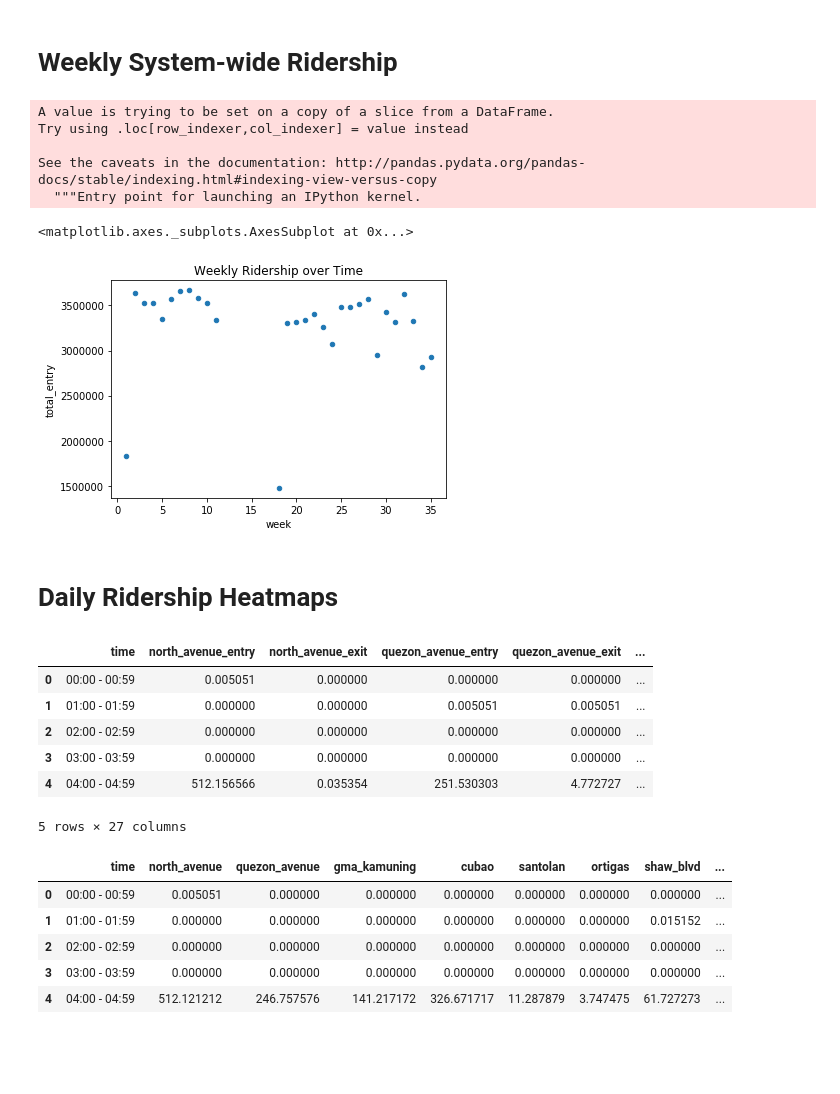
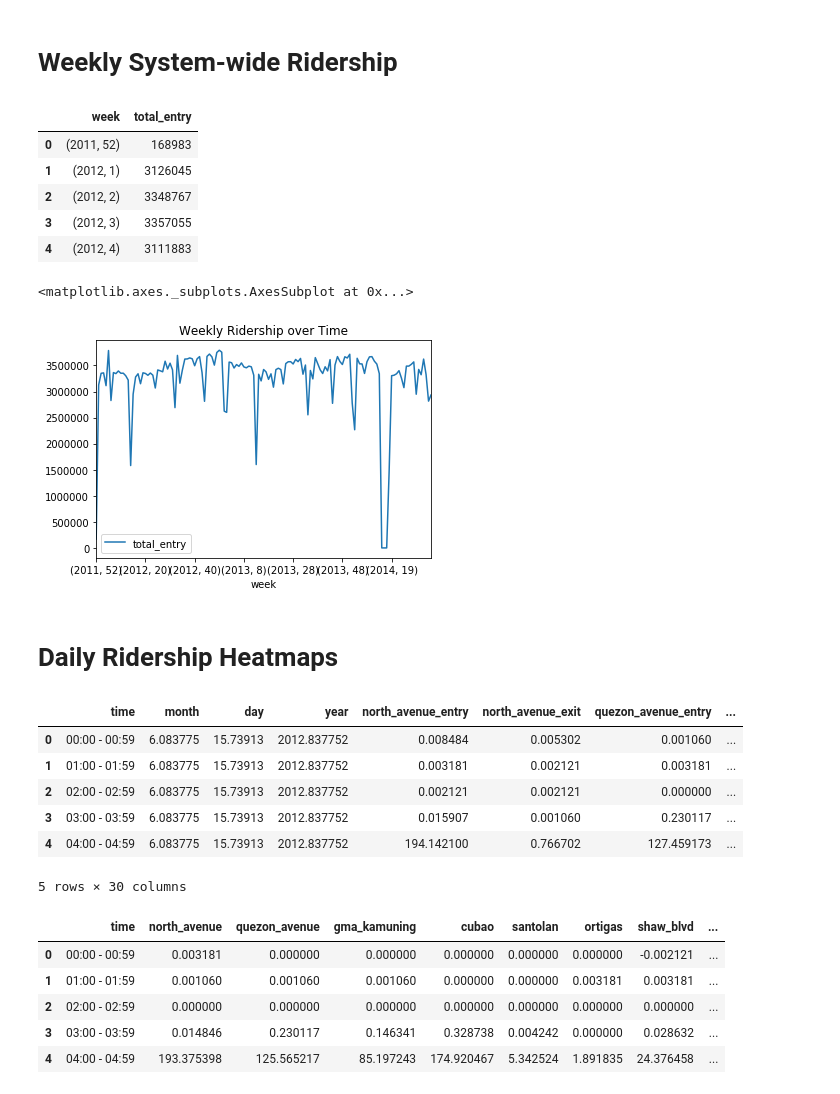
Before and after one commit to DEGABGED/MRT-Daily-Ridership-Visualization-2012-2014-, a Jupyter notebook: MRT Daily Ridership (2012-2014) Analysis.ipynb, the cells around one changed output. Saved outputs shown, nothing was run; the diff lists cells and outputs as text; code cells hidden in the pictures; blank space fills up the shorter version.

```diff
--- a/MRT Daily Ridership (2012-2014) Analysis.ipynb
+++ b/MRT Daily Ridership (2012-2014) Analysis.ipynb
@@ -143,14 +184,14 @@ df_2014.head()
 # Daily System-wide Ridership
 # %%
 # Get only the entries columns
-cols = df_2014.columns
+cols = df.columns
 cols = [x for x in cols if "_exit" not in x]
-df_2014_entry = df_2014[cols]
+df_entry = df[cols]
 # %%
 # Add across stations
-df_2014_entry["total_entry"] = df_2014_entry.iloc[:, 2:].sum(axis=1)
-df_2014_entry = df_2014_entry[['date', 'time', 'total_entry']]
-df_2014_entry.head()
+df_entry["total_entry"] = df_entry.iloc[:, 5:].sum(axis=1)
+df_entry = df_entry[['date', 'time', 'total_entry']]
+df_entry.head()
 # %% [output]
 A value is trying to be set on a copy of a slice from a DataFrame.
 Try using .loc[row_indexer,col_indexer] = value instead
@@ -164,7 +205,7 @@ See the caveats in the documentation: http://pandas.pydata.org/pandas-docs/stabl
 | 4 | 2014-01-01 | 07:00 - 07:59 | 6177 |
 # %%
 # Add across timeslots in a day
-df_2014_entry = df_2014_entry.groupby('date').agg({'total_entry': np.sum}).reset_index()
-df_2014_entry.head()
+df_entry = df_entry.groupby('date').agg({'total_entry': np.sum}).reset_index()
+df_entry.head()
 # %% [output]
 |  | date | total_entry |
@@ -228,52 +227,55 @@ df_2014_entry_nomarch[(df_2014_entry_nomarch['date'] > '2014-03-10') & (df_2014_
 # %% [markdown]
 # Weekly System-wide Ridership
 # %%
-df_2014_entry_nomarch['week'] = df_2014_entry_nomarch['date'].apply(lambda date: date.isocalendar()[1])
-df_2014_entry_byweek = df_2014_entry_nomarch.groupby('week').sum().reset_index()
+df_entry['week'] = df_entry['date'].apply(lambda date: (date.isocalendar()[0], date.isocalendar()[1]))
+df_entry_byweek = df_entry.groupby('week').sum().reset_index()
+df_entry_byweek.head()
 # %% [output]
-A value is trying to be set on a copy of a slice from a DataFrame.
-Try using .loc[row_indexer,col_indexer] = value instead
-
-See the caveats in the documentation: http://pandas.pydata.org/pandas-docs/stable/indexing.html#indexing-view-versus-copy
-  """Entry point for launching an IPython kernel.
+|  | week | total_entry |
+| 0 | (2011, 52) | 168983 |
+| 1 | (2012, 1) | 3126045 |
+| 2 | (2012, 2) | 3348767 |
+| 3 | (2012, 3) | 3357055 |
+| 4 | (2012, 4) | 3111883 |
 # %%
-df_2014_entry_byweek.plot.scatter(x='week', y='total_entry', title='Weekly Ridership over Time')
+df_entry_byweek.plot('week', 'total_entry', title='Weekly Ridership over Time')
 # %% [output]
 <matplotlib.axes._subplots.AxesSubplot at 0x...>
-[figure, old version]
+[figure, new version]
 # %% [markdown]
 # Daily Ridership Heatmaps
 # %%
-df_2014_netservice = df_2014_nomarch.groupby('time').mean().reset_index()
-df_2014_netservice.head()
+df_netservice = df.groupby('time').mean().reset_index()
+df_netservice.head()
 # %% [output]
-|  | time | north_avenue_entry | north_avenue_exit | quezon_avenue_entry | quezon_avenue_exit | ... |
-| 0 | 00:00 - 00:59 | 0.005051 | 0.000000 | 0.000000 | 0.000000 | ... |
-| 1 | 01:00 - 01:59 | 0.000000 | 0.000000 | 0.005051 | 0.005051 | ... |
-| 2 | 02:00 - 02:59 | 0.000000 | 0.000000 | 0.000000 | 0.000000 | ... |
-| 3 | 03:00 - 03:59 | 0.000000 | 0.000000 | 0.000000 | 0.000000 | ... |
-| 4 | 04:00 - 04:59 | 512.156566 | 0.035354 | 251.530303 | 4.772727 | ... |
+|  | time | month | day | year | north_avenue_entry | north_avenue_exit | quezon_avenue_entry | ... |
+| 0 | 00:00 - 00:59 | 6.083775 | 15.73913 | 2012.837752 | 0.008484 | 0.005302 | 0.001060 | ... |
+| 1 | 01:00 - 01:59 | 6.083775 | 15.73913 | 2012.837752 | 0.003181 | 0.002121 | 0.003181 | ... |
+| 2 | 02:00 - 02:59 | 6.083775 | 15.73913 | 2012.837752 | 0.002121 | 0.002121 | 0.000000 | ... |
+| 3 | 03:00 - 03:59 | 6.083775 | 15.73913 | 2012.837752 | 0.015907 | 0.001060 | 0.230117 | ... |
+| 4 | 04:00 - 04:59 | 6.083775 | 15.73913 | 2012.837752 | 194.142100 | 0.766702 | 127.459173 | ... |
-5 rows × 27 columns
+5 rows × 30 columns
 # %%
 # Get the net passenger service (entry - exit)
 
-df_2014_netservice = df_2014_nomarch.groupby('time').mean().reset_index()
+df_netservice = df.groupby('time').mean().reset_index()
 
-for entry in df_2014_netservice.columns[1::2]:
+for entry in df_netservice.columns[4::2]:
     exit = entry.replace('entry', 'exit')
-    df_2014_netservice[entry] = df_2014_netservice[entry] - df_2014_netservice[exit]
+    df_netservice[entry] = df_netservice[entry] - df_netservice[exit]
 
-cols = [x for x in df_2014_netservice.columns if 'exit' not in x]
-df_2014_netservice = df_2014_netservice[cols]
+cols = [x for x in df_netservice.columns if 'exit' not in x]
+cols = [x for x in cols if x not in ['month', 'day', 'year']]
+df_netservice = df_netservice[cols]
 
 cols = [x.replace('_entry', '') for x in cols]
-df_2014_netservice.columns = cols
-df_2014_netservice.head()
+df_netservice.columns = cols
+df_netservice.head()
 # %% [output]
 |  | time | north_avenue | quezon_avenue | gma_kamuning | cubao | santolan | ortigas | shaw_blvd | ... |
-| 0 | 00:00 - 00:59 | 0.005051 | 0.000000 | 0.000000 | 0.000000 | 0.000000 | 0.000000 | 0.000000 | ... |
-| 1 | 01:00 - 01:59 | 0.000000 | 0.000000 | 0.000000 | 0.000000 | 0.000000 | 0.000000 | 0.015152 | ... |
+| 0 | 00:00 - 00:59 | 0.003181 | 0.000000 | 0.000000 | 0.000000 | 0.000000 | 0.000000 | -0.002121 | ... |
+| 1 | 01:00 - 01:59 | 0.001060 | 0.001060 | 0.001060 | 0.000000 | 0.000000 | 0.003181 | 0.003181 | ... |
 | 2 | 02:00 - 02:59 | 0.000000 | 0.000000 | 0.000000 | 0.000000 | 0.000000 | 0.000000 | 0.000000 | ... |
-| 3 | 03:00 - 03:59 | 0.000000 | 0.000000 | 0.000000 | 0.000000 | 0.000000 | 0.000000 | 0.000000 | ... |
-| 4 | 04:00 - 04:59 | 512.121212 | 246.757576 | 141.217172 | 326.671717 | 11.287879 | 3.747475 | 61.727273 | ... |
+| 3 | 03:00 - 03:59 | 0.014846 | 0.230117 | 0.146341 | 0.328738 | 0.004242 | 0.000000 | 0.028632 | ... |
+| 4 | 04:00 - 04:59 | 193.375398 | 125.565217 | 85.197243 | 174.920467 | 5.342524 | 1.891835 | 24.376458 | ... |
 # %%
```
Also changed, not shown: parts of 19 cells of this notebook.
